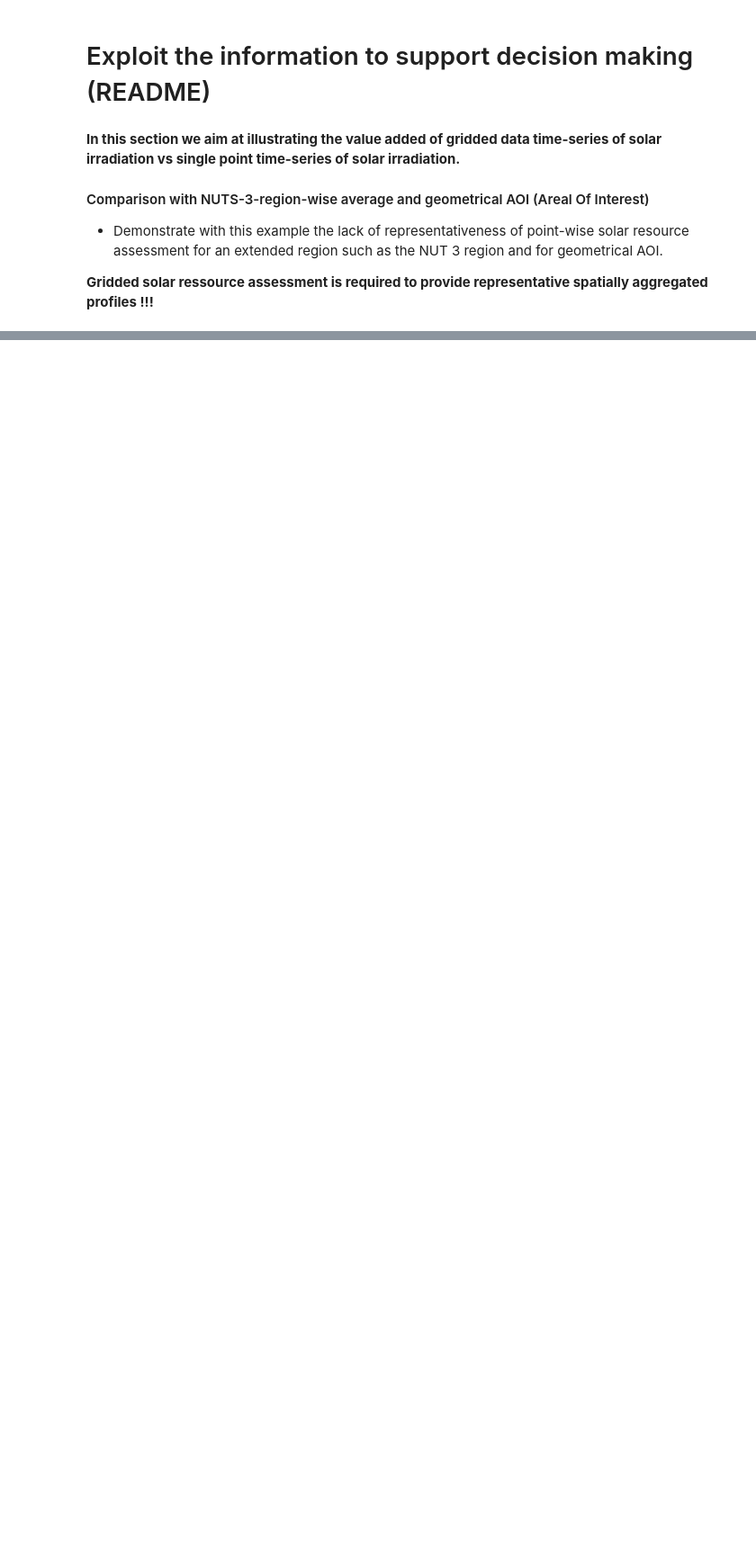
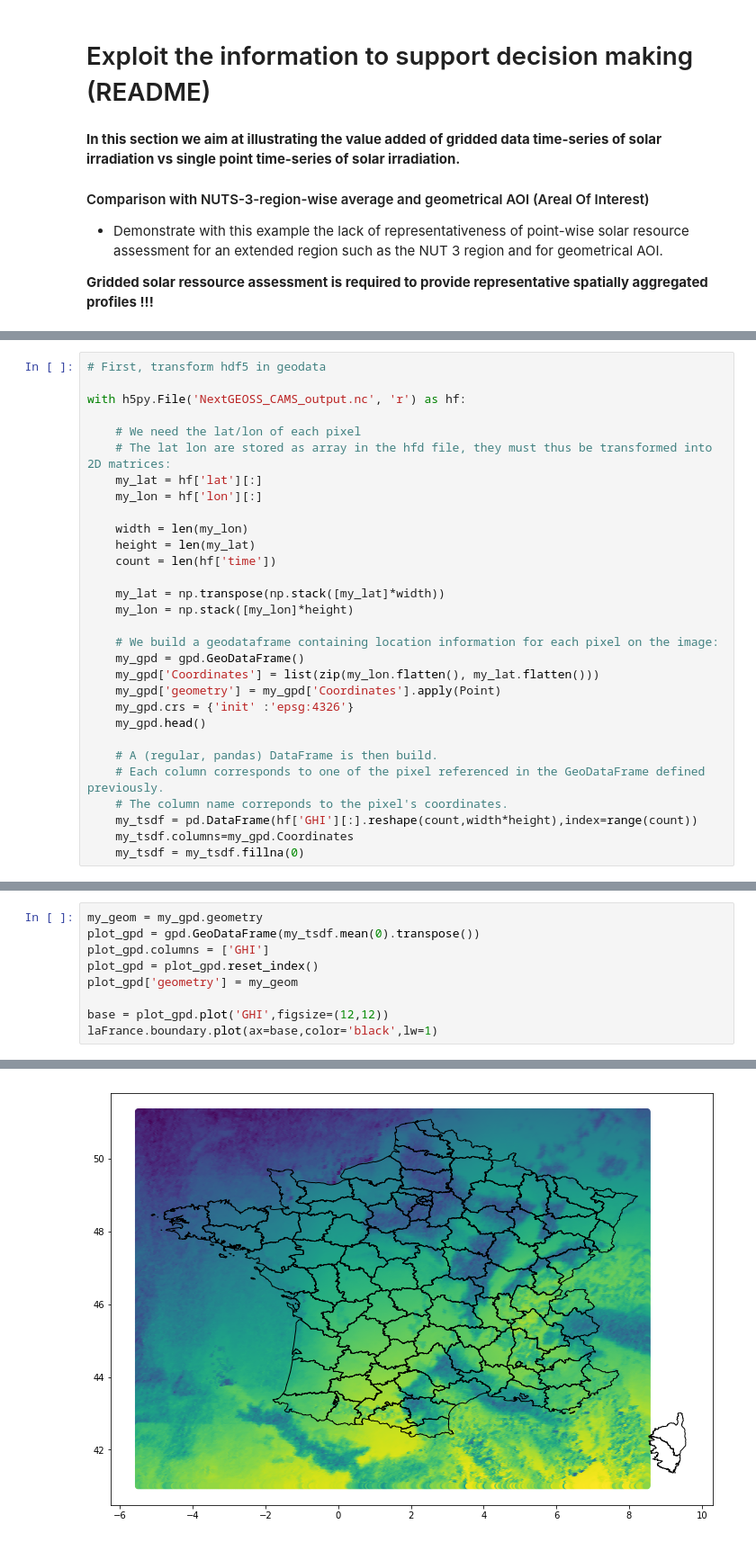
Before and after one commit to ec-nextgeoss/armines-cams-gridded-data, a Jupyter notebook: NextGEOSSFranceAggregation.ipynb, the cells around one changed output, grey strips where cells are left out. Shown at 90% size. Saved outputs shown, nothing was run; the diff lists cells and outputs as text; blank space fills up the shorter version.

```diff
--- a/NextGEOSSFranceAggregation.ipynb
+++ b/NextGEOSSFranceAggregation.ipynb
@@ -262,0 +33,30 @@ myPol.crs = {'init' :'epsg:4326'}
+# %%
+# First, transform hdf5 in geodata
+
+with h5py.File('NextGEOSS_CAMS_output.nc', 'r') as hf:
+
+    # We need the lat/lon of each pixel
+    # The lat lon are stored as array in the hfd file, they must thus be transformed into 2D matrices:
+    my_lat = hf['lat'][:]
+    my_lon = hf['lon'][:]
+
+    width = len(my_lon)
+    height = len(my_lat)
+    count = len(hf['time'])
+
+    my_lat = np.transpose(np.stack([my_lat]*width))
+    my_lon = np.stack([my_lon]*height)
+
+    # We build a geodataframe containing location information for each pixel on the image:
+    my_gpd = gpd.GeoDataFrame()
+    my_gpd['Coordinates'] = list(zip(my_lon.flatten(), my_lat.flatten()))
+    my_gpd['geometry'] = my_gpd['Coordinates'].apply(Point)
+    my_gpd.crs = {'init' :'epsg:4326'}
+    my_gpd.head()
+
+    # A (regular, pandas) DataFrame is then build.
+    # Each column corresponds to one of the pixel referenced in the GeoDataFrame defined previously.
+    # The column name correponds to the pixel's coordinates.
+    my_tsdf = pd.DataFrame(hf['GHI'][:].reshape(count,width*height),index=range(count))
+    my_tsdf.columns=my_gpd.Coordinates
+    my_tsdf = my_tsdf.fillna(0)
@@ -332,0 +182,10 @@ plt.legend()
+# %%
+my_geom = my_gpd.geometry
+plot_gpd = gpd.GeoDataFrame(my_tsdf.mean(0).transpose())
+plot_gpd.columns = ['GHI']
+plot_gpd = plot_gpd.reset_index()
+plot_gpd['geometry'] = my_geom
+
+base = plot_gpd.plot('GHI',figsize=(12,12))
+laFrance.boundary.plot(ax=base,color='black',lw=1)
+# %% [output]
@@ -332,0 +193 @@ plt.legend()
+[figure, added]
```
Also changed, not shown: parts of 23 cells of this notebook.
